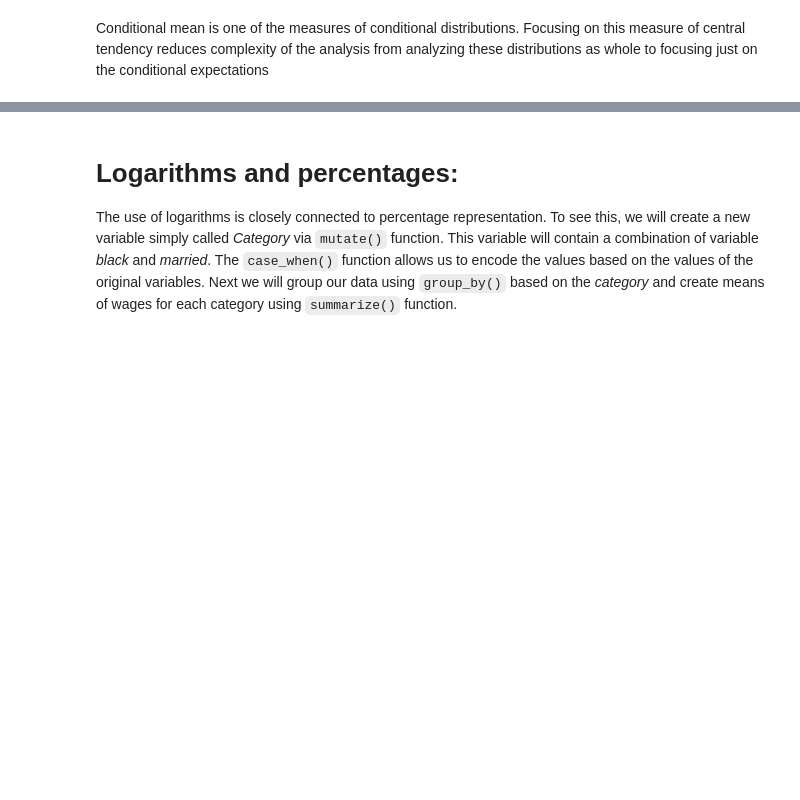
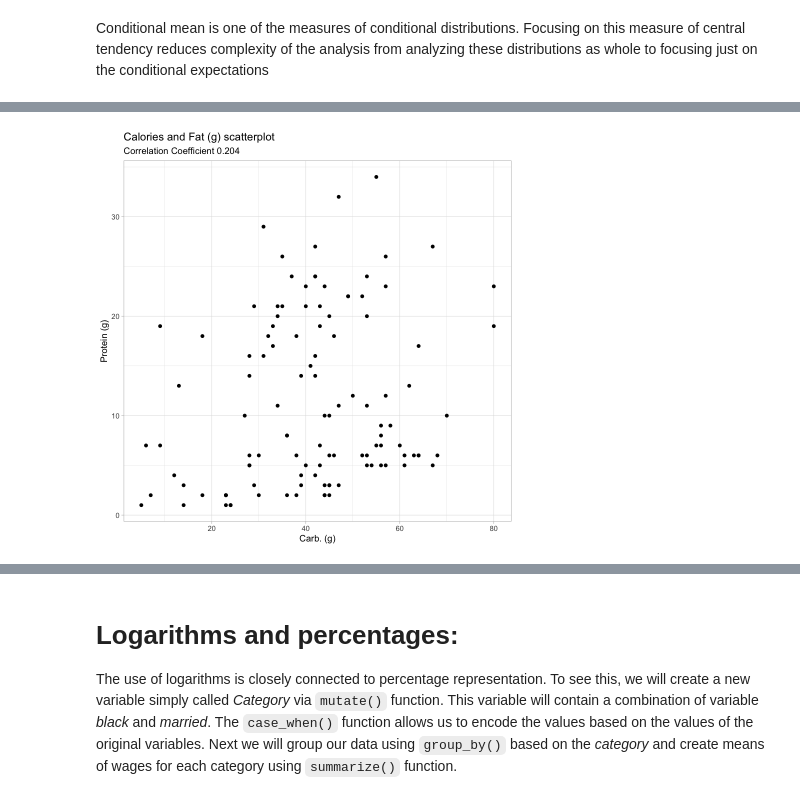
Before and after one commit to KavrikDominik/4EK621, a Jupyter notebook: week_1/week_1.ipynb, the cells around one changed output, grey strips where cells are left out. Cells and saved outputs as stored; diff of their text form; code cells hidden in the pictures; blank space fills up the shorter version.

```diff
--- a/week_1/week_1.ipynb
+++ b/week_1/week_1.ipynb
@@ -130,0 +237,12 @@ Conditional mean is one of the measures of conditional distributions. Focusing o
+# %%
+p2 <- data %>%
+    select(`Protein (g)`, `Carb. (g)`) %>%
+    ggplot() +
+    geom_point(aes(`Carb. (g)`, `Protein (g)`)) +
+    theme_light() +
+    labs(title = "Calories and Fat (g) scatterplot",
+         subtitle = paste("Correlation Coefficient", round(cor(data$`Protein (g)`, data$`Carb. (g)`), 3)))
+
+p2
+# %% [output]
+[figure, added]
```
Also changed, not shown: parts of 28 cells of this notebook, 1 other file.
